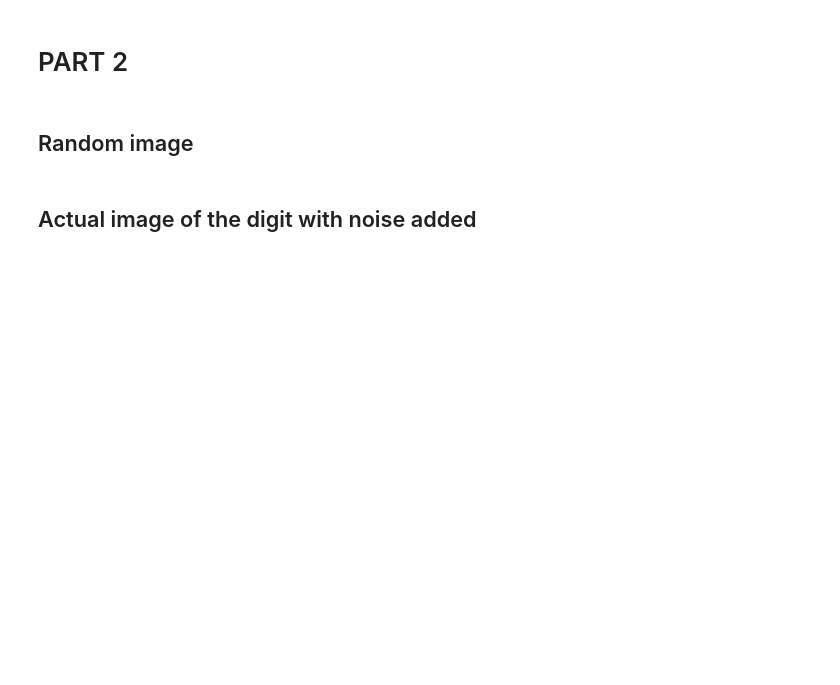
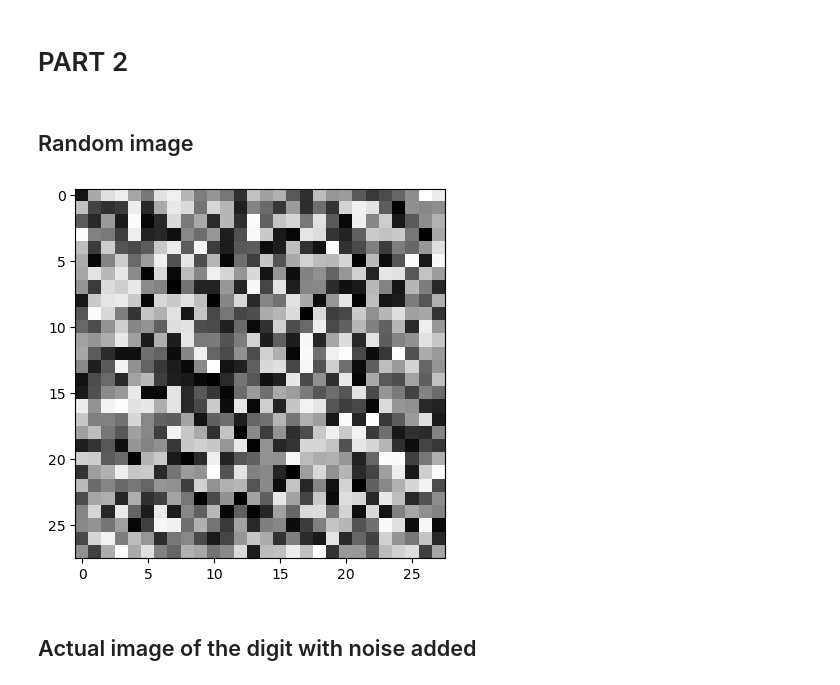
Before and after one commit to mehmet-ercan/DeepLearning, a Jupyter notebook: HW2/Homework2_244201001033_AKCAN_ERCAN.ipynb, the cells around one changed output. Cells and saved outputs as stored; diff of their text form; code cells hidden in the pictures; blank space fills up the shorter version.

```diff
--- a/HW2/Homework2_244201001033_AKCAN_ERCAN.ipynb
+++ b/HW2/Homework2_244201001033_AKCAN_ERCAN.ipynb
@@ -191,7 +251,9 @@ def input_optimization(input, desired_output):
 # %% [markdown]
 ## Random image
 # %%
-input_optimization(None, desired_output)
+optimized_image = input_optimization(None, desired_output)
+# %% [output]
+[figure, added]
 # %% [markdown]
 ## Actual image of the digit with noise added
 # %%
```
Also changed, not shown: parts of 14 cells of this notebook.
